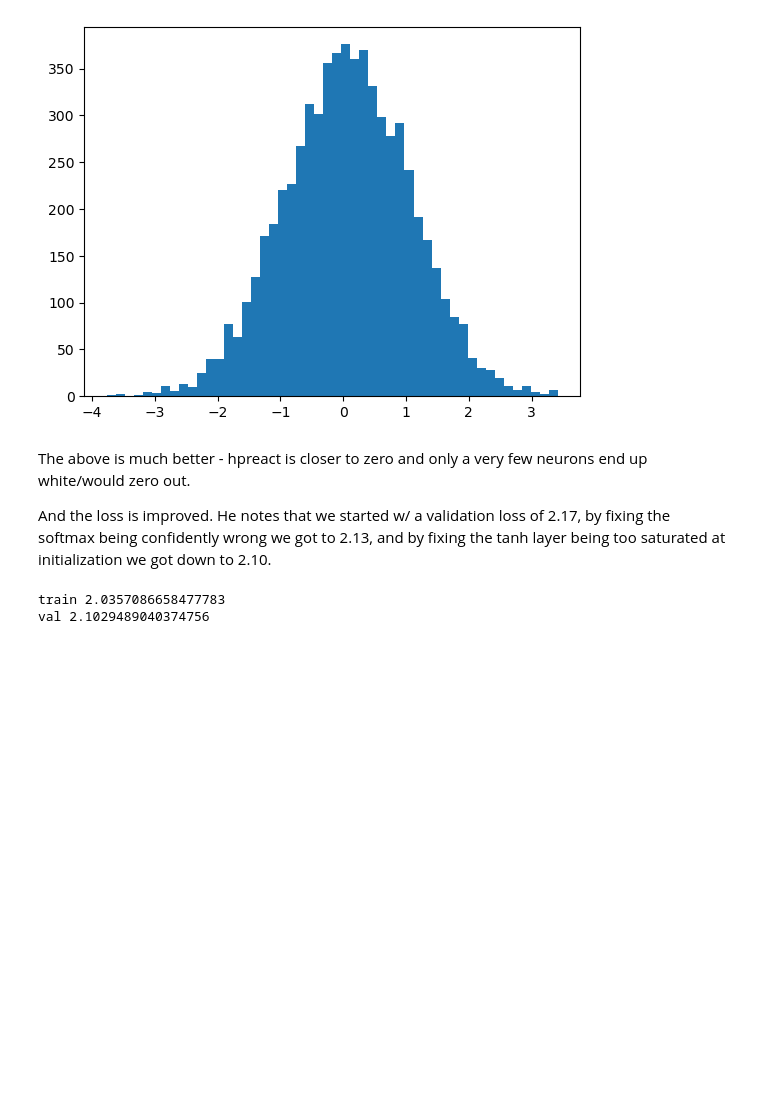
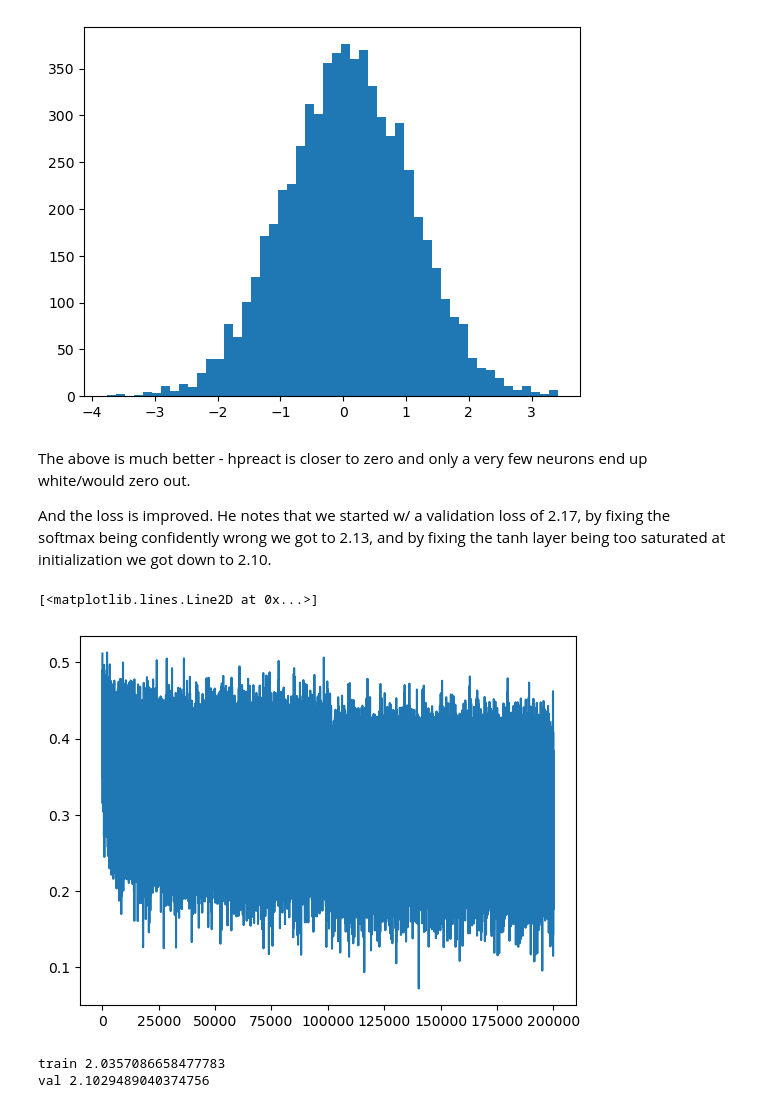
Before and after one commit to aenfield/makemore, a Jupyter notebook: my_makemore_p3.ipynb, the cells around one changed output. Saved outputs shown, nothing was run; the diff lists cells and outputs as text; code cells hidden in the pictures; blank space fills up the shorter version.

```diff
--- a/my_makemore_p3.ipynb
+++ b/my_makemore_p3.ipynb
@@ -410,6 +408,11 @@ plt.hist(hpreact.view(-1).tolist(), 50); # semicolon suppresses text output
 The above is much better - hpreact is closer to zero and only a very few neurons end up white/would zero out.
 
 And the loss is improved. He notes that we started w/ a validation loss of 2.17, by fixing the softmax being confidently wrong we got to 2.13, and by fixing the tanh layer being too saturated at initialization we got down to 2.10.
+# %%
+plt.plot(lossi)
+# %% [output]
+[<matplotlib.lines.Line2D at 0x...>]
+[figure, added]
 # %%
 split_loss('train')
 split_loss('val')
```
Also changed, not shown: parts of 10 cells of this notebook.
